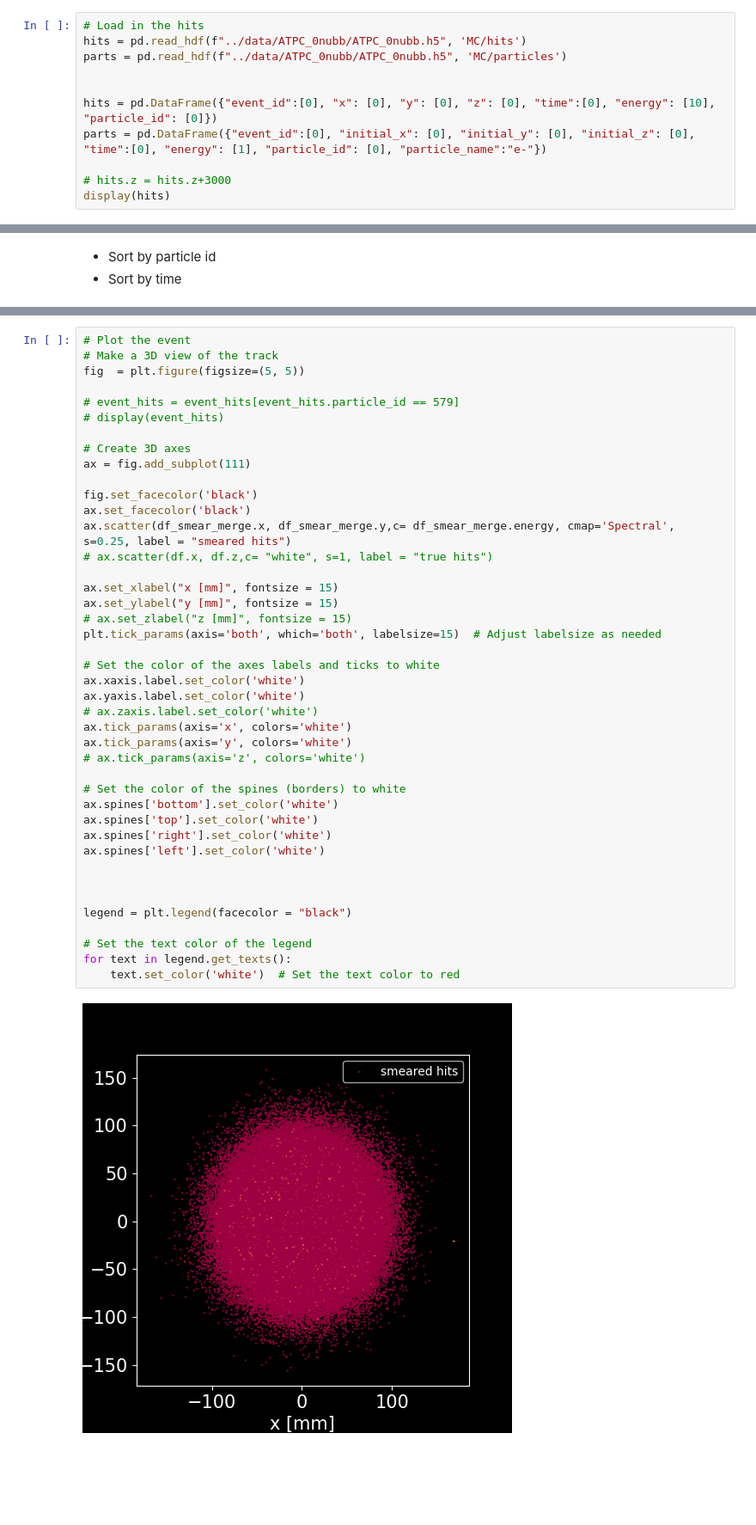
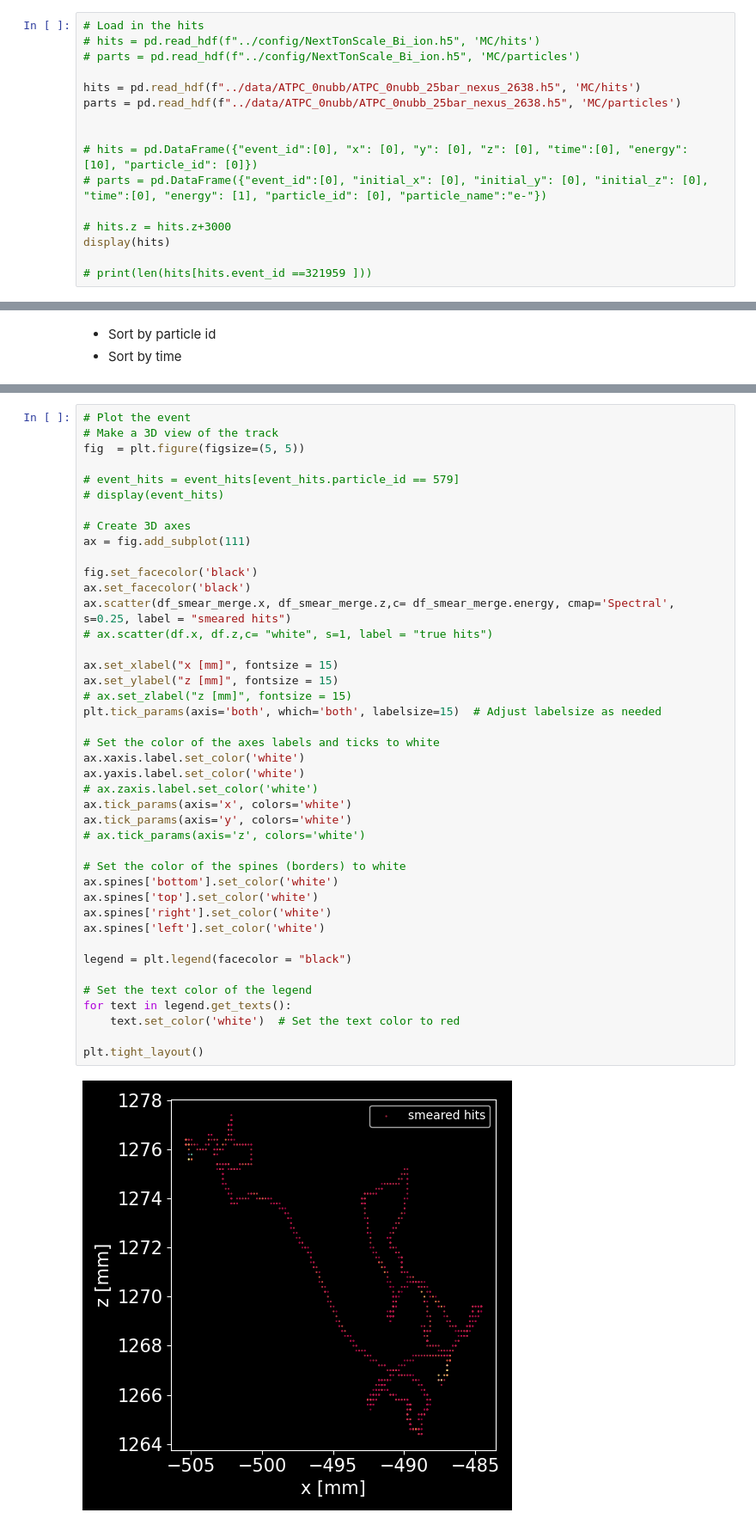
Before and after one commit to kvjmistry/ATPC, a Jupyter notebook: notebooks/SmearEvents.ipynb, the cells around one changed output, grey strips where cells are left out. Shown at 86% size. Saved outputs shown, nothing was run; the diff lists cells and outputs as text; blank space fills up the shorter version.

Commit message:
Update smearing script

```diff
--- a/notebooks/SmearEvents.ipynb
+++ b/notebooks/SmearEvents.ipynb
@@ -18,12 +19,17 @@ Intel MKL WARNING: Support of Intel(R) Streaming SIMD Extensions 4.2 (Intel(R) S
 # %%
 # Load in the hits
-hits = pd.read_hdf(f"../data/ATPC_0nubb/ATPC_0nubb.h5", 'MC/hits')
-parts = pd.read_hdf(f"../data/ATPC_0nubb/ATPC_0nubb.h5", 'MC/particles')
+# hits = pd.read_hdf(f"../config/NextTonScale_Bi_ion.h5", 'MC/hits')
+# parts = pd.read_hdf(f"../config/NextTonScale_Bi_ion.h5", 'MC/particles')
+
+hits = pd.read_hdf(f"../data/ATPC_0nubb/ATPC_0nubb_25bar_nexus_2638.h5", 'MC/hits')
+parts = pd.read_hdf(f"../data/ATPC_0nubb/ATPC_0nubb_25bar_nexus_2638.h5", 'MC/particles')
 
 
-hits = pd.DataFrame({"event_id":[0], "x": [0], "y": [0], "z": [0], "time":[0], "energy": [10], "particle_id": [0]})
-parts = pd.DataFrame({"event_id":[0], "initial_x": [0], "initial_y": [0], "initial_z": [0], "time":[0], "energy": [1], "particle_id": [0], "particle_name":"e-"})
+# hits = pd.DataFrame({"event_id":[0], "x": [0], "y": [0], "z": [0], "time":[0], "energy": [10], "particle_id": [0]})
+# parts = pd.DataFrame({"event_id":[0], "initial_x": [0], "initial_y": [0], "initial_z": [0], "time":[0], "energy": [1], "particle_id": [0], "particle_name":"e-"})
 
 # hits.z = hits.z+3000
 display(hits)
+
+# print(len(hits[hits.event_id ==321959 ]))
 # %% [output]
@@ -414,35 +389,35 @@ fig  = plt.figure(figsize=(5, 5))
 ax = fig.add_subplot(111)
 
 fig.set_facecolor('black')
 ax.set_facecolor('black')
-ax.scatter(df_smear_merge.x, df_smear_merge.y,c= df_smear_merge.energy, cmap='Spectral', s=0.25, label = "smeared hits")
+ax.scatter(df_smear_merge.x, df_smear_merge.z,c= df_smear_merge.energy, cmap='Spectral', s=0.25, label = "smeared hits")
 # ax.scatter(df.x, df.z,c= "white", s=1, label = "true hits")
 
 ax.set_xlabel("x [mm]", fontsize = 15)
-ax.set_ylabel("y [mm]", fontsize = 15)
+ax.set_ylabel("z [mm]", fontsize = 15)
 # ax.set_zlabel("z [mm]", fontsize = 15)
 plt.tick_params(axis='both', which='both', labelsize=15)  # Adjust labelsize as needed
 
 # Set the color of the axes labels and ticks to white
 ax.xaxis.label.set_color('white')
 ax.yaxis.label.set_color('white')
 # ax.zaxis.label.set_color('white')
 ax.tick_params(axis='x', colors='white')
 ax.tick_params(axis='y', colors='white')
 # ax.tick_params(axis='z', colors='white')
 
 # Set the color of the spines (borders) to white
 ax.spines['bottom'].set_color('white')
 ax.spines['top'].set_color('white')
 ax.spines['right'].set_color('white')
 ax.spines['left'].set_color('white')
 
-
-
 legend = plt.legend(facecolor = "black")
 
 # Set the text color of the legend
 for text in legend.get_texts():
     text.set_color('white')  # Set the text color to red
+
+plt.tight_layout()
 # %% [output]
-[figure, old version]
+[figure, new version]
```
Also changed, not shown: parts of 11 cells of this notebook, 2 other files.
